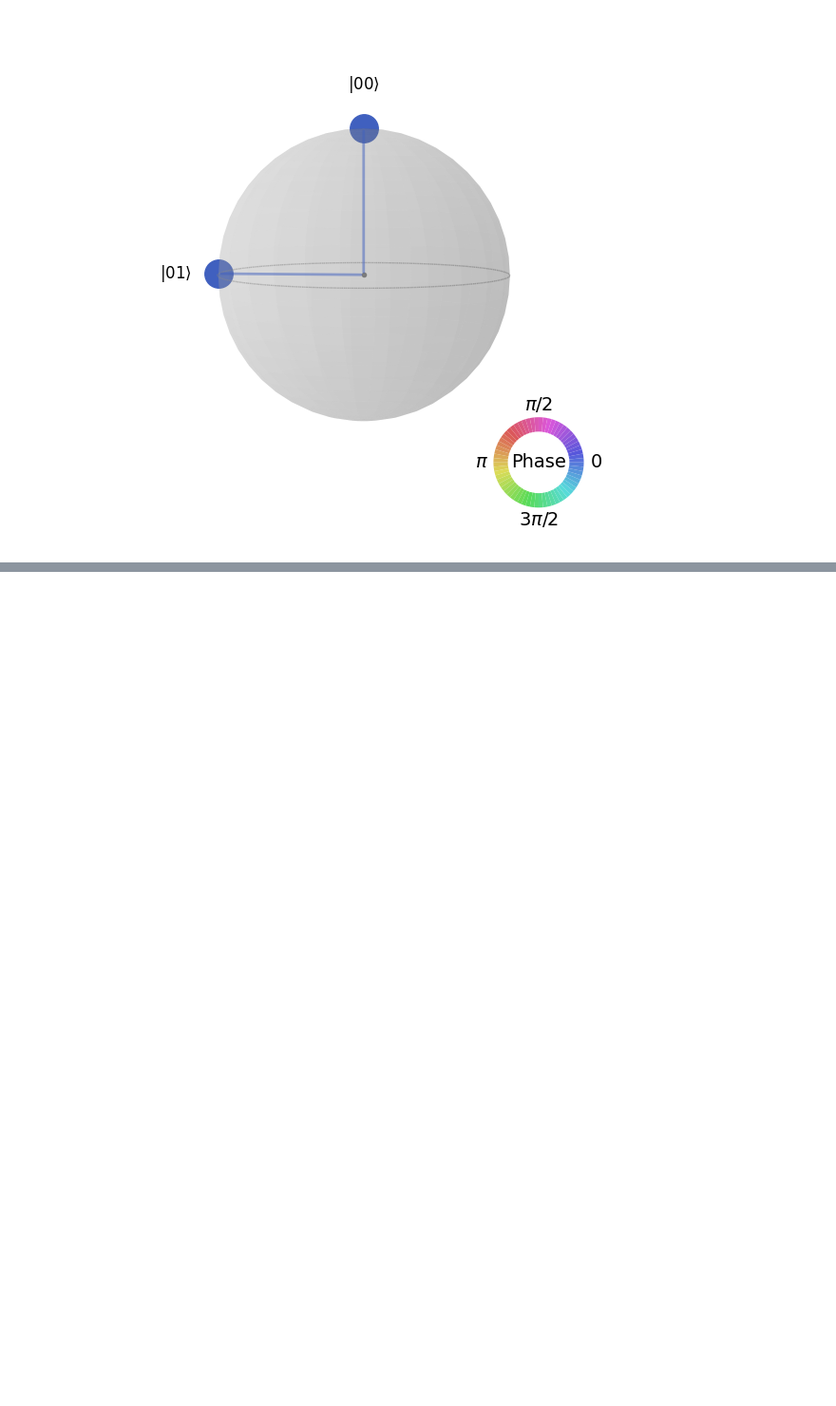
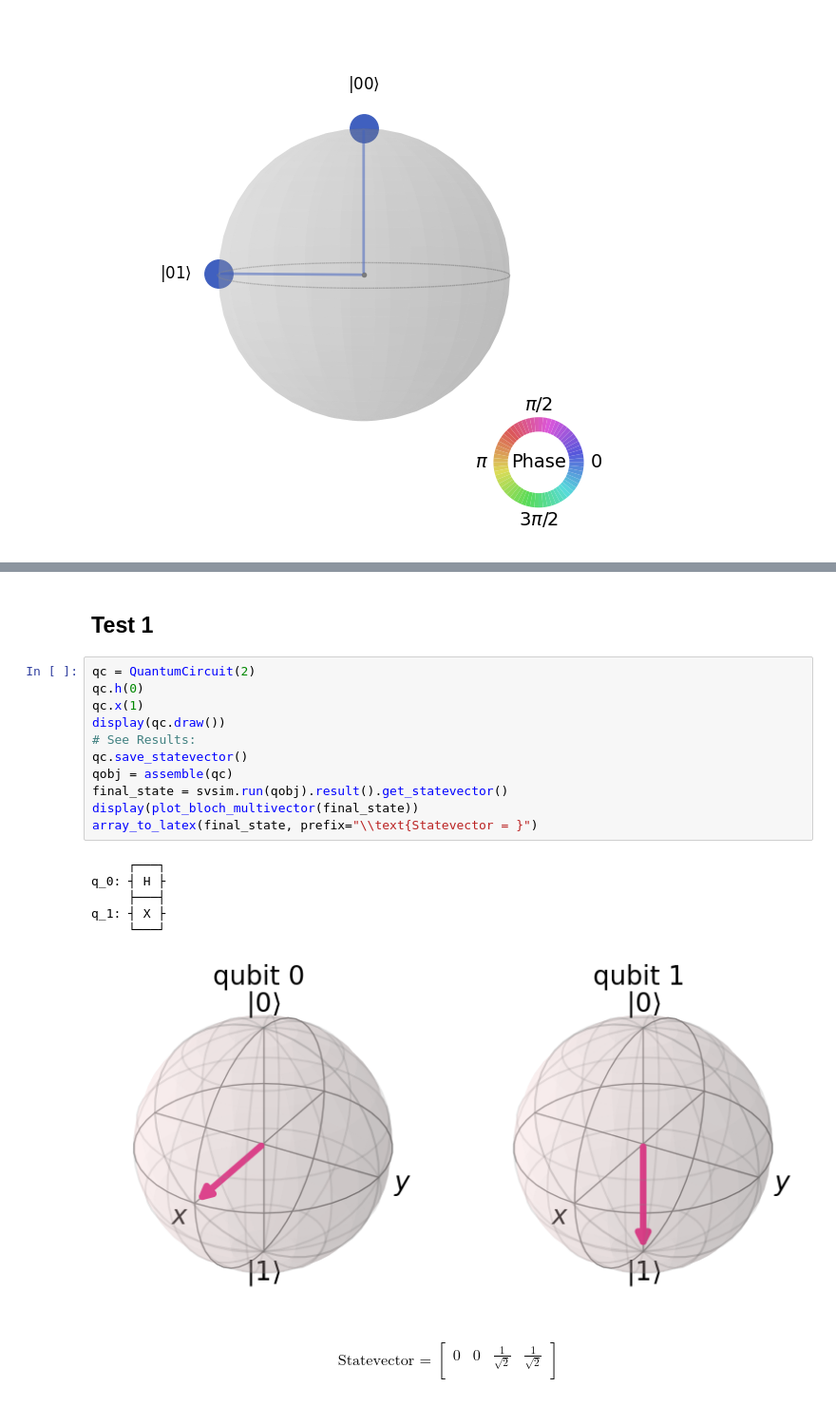
Before and after one commit to InsonusK/QiskitLearn-Quantum-Computation, a Jupyter notebook: src/4.Multiple Qubits and Entangled States.ipynb, the cells around one changed output, grey strips where cells are left out. Shown at 95% size. Cells and saved outputs as stored; diff of their text form; blank space fills up the shorter version.

```diff
--- a/src/4.Multiple Qubits and Entangled States.ipynb
+++ b/src/4.Multiple Qubits and Entangled States.ipynb
@@ -269,0 +295,26 @@ plot_state_qsphere(final_state)
+# %% [markdown]
+## Test 1
+# %%
+qc = QuantumCircuit(2)
+qc.h(0)
+qc.x(1)
+display(qc.draw())
+# See Results:
+qc.save_statevector()
+qobj = assemble(qc)
+final_state = svsim.run(qobj).result().get_statevector()
+display(plot_bloch_multivector(final_state))
+array_to_latex(final_state, prefix="\\text{Statevector = }")
+# %% [output]
+     ┌───┐
+q_0: ┤ H ├
+     ├───┤
+q_1: ┤ X ├
+     └───┘
+[figure, added]
+$$
+\text{Statevector = }
+\begin{bmatrix}
+0 & 0 & \tfrac{1}{\sqrt{2}} & \tfrac{1}{\sqrt{2}}  \\
+ \end{bmatrix}
+$$
```
Also changed, not shown: parts of 7 cells of this notebook.
